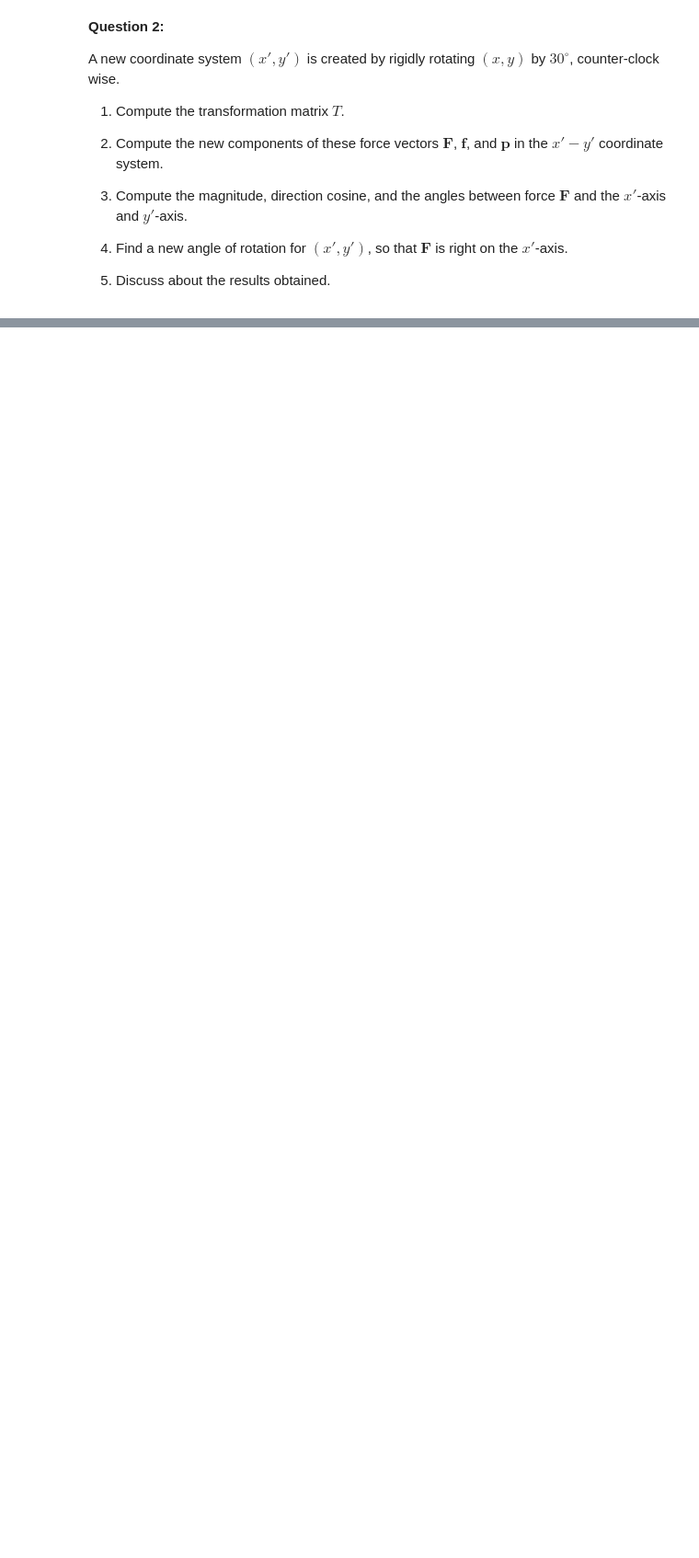
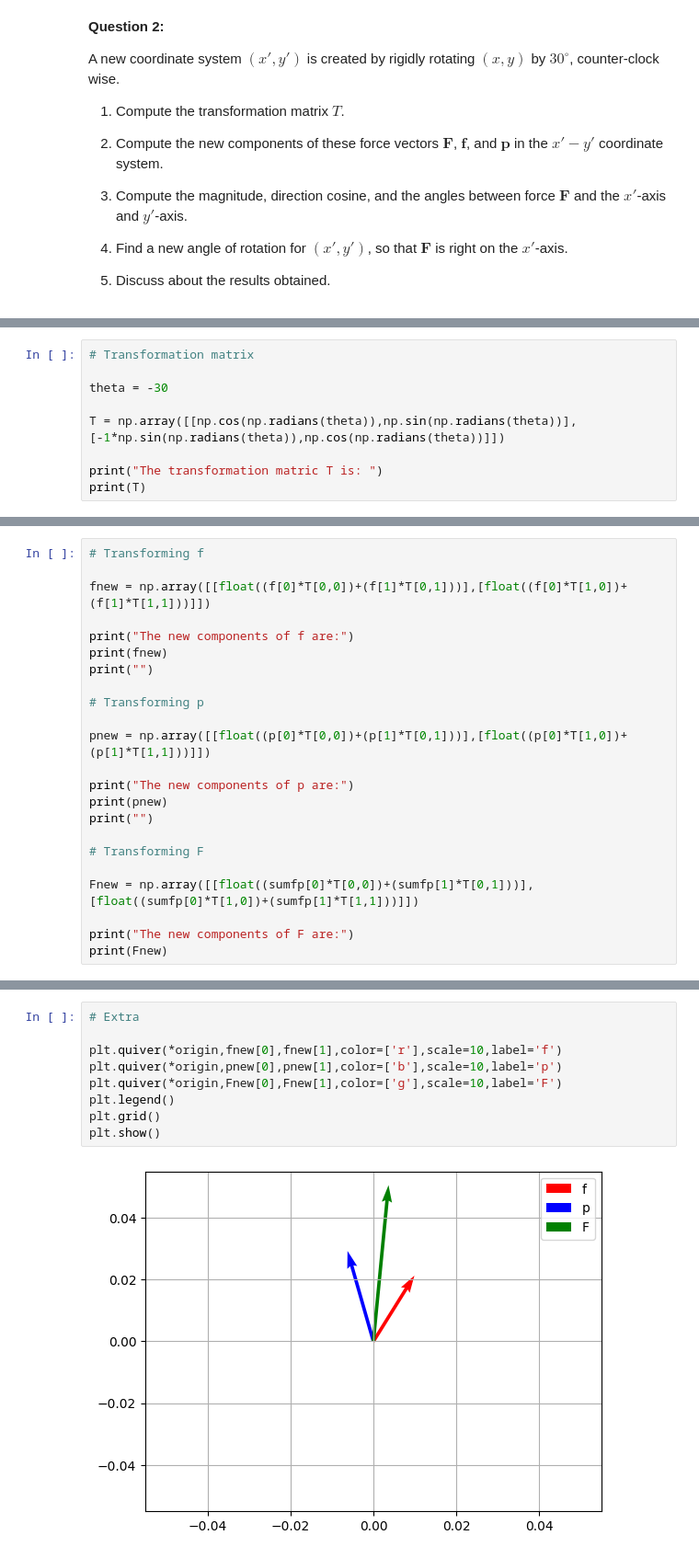
Before and after one commit to kavourbm/Solid-Mechanics-I, a Jupyter notebook: HW1.ipynb, the cells around one changed output, grey strips where cells are left out. Shown at 92% size. Saved outputs shown, nothing was run; the diff lists cells and outputs as text; blank space fills up the shorter version.

```diff
--- a/HW1.ipynb
+++ b/HW1.ipynb
@@ -149,0 +168,9 @@ A new coordinate system $(x',y')$ is created by rigidly rotating $(x,y)$ by $30^
+# %%
+# Transformation matrix
+
+theta = -30
+
+T = np.array([[np.cos(np.radians(theta)),np.sin(np.radians(theta))],[-1*np.sin(np.radians(theta)),np.cos(np.radians(theta))]])
+
+print("The transformation matric T is: ")
+print(T)
@@ -149,0 +185,23 @@ A new coordinate system $(x',y')$ is created by rigidly rotating $(x,y)$ by $30^
+# %%
+# Transforming f
+
+fnew = np.array([[float((f[0]*T[0,0])+(f[1]*T[0,1]))],[float((f[0]*T[1,0])+(f[1]*T[1,1]))]])
+
+print("The new components of f are:")
+print(fnew)
+print("")
+
+# Transforming p
+
+pnew = np.array([[float((p[0]*T[0,0])+(p[1]*T[0,1]))],[float((p[0]*T[1,0])+(p[1]*T[1,1]))]])
+
+print("The new components of p are:")
+print(pnew)
+print("")
+
+# Transforming F
+
+Fnew = np.array([[float((sumfp[0]*T[0,0])+(sumfp[1]*T[0,1]))],[float((sumfp[0]*T[1,0])+(sumfp[1]*T[1,1]))]])
+
+print("The new components of F are:")
+print(Fnew)
@@ -149,0 +352,11 @@ A new coordinate system $(x',y')$ is created by rigidly rotating $(x,y)$ by $30^
+# %%
+# Extra
+
+plt.quiver(*origin,fnew[0],fnew[1],color=['r'],scale=10,label='f')
+plt.quiver(*origin,pnew[0],pnew[1],color=['b'],scale=10,label='p')
+plt.quiver(*origin,Fnew[0],Fnew[1],color=['g'],scale=10,label='F')
+plt.legend()
+plt.grid()
+plt.show()
+# %% [output]
+[figure, added]
```
Also changed, not shown: parts of 14 cells of this notebook.
